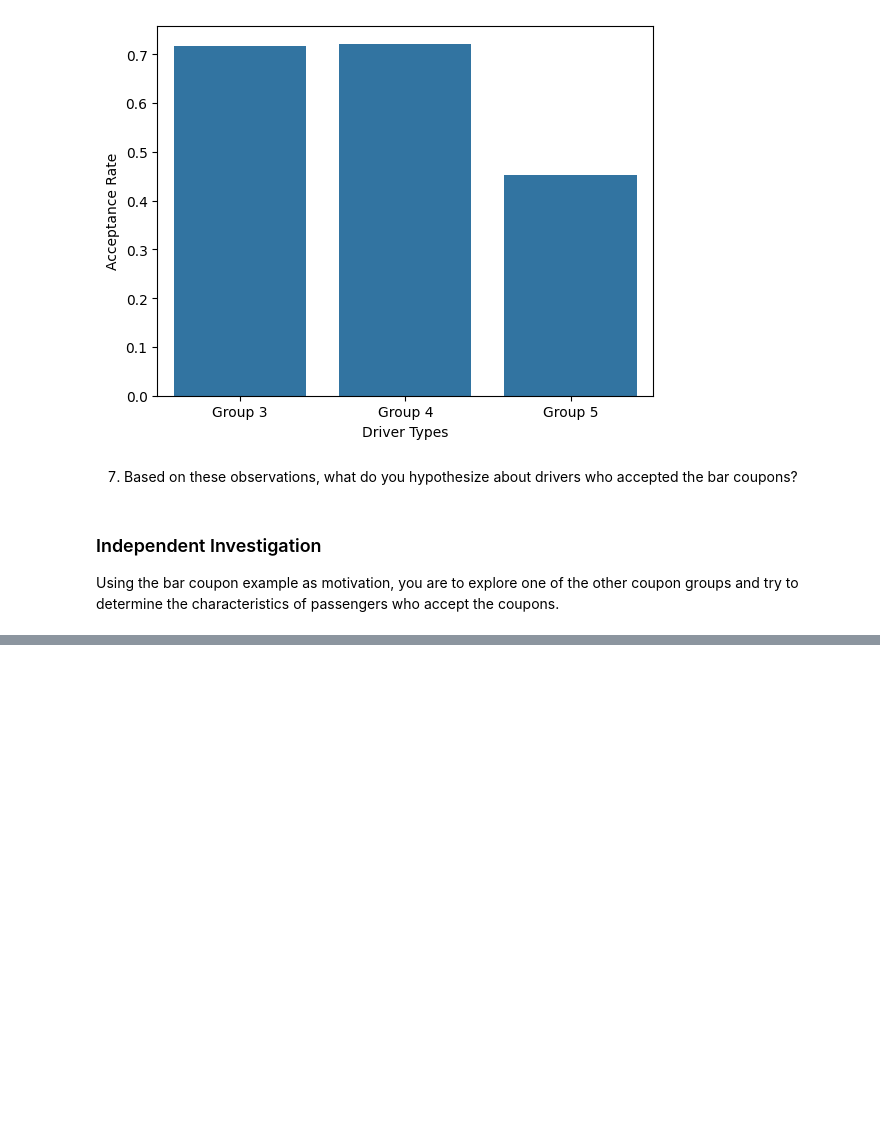
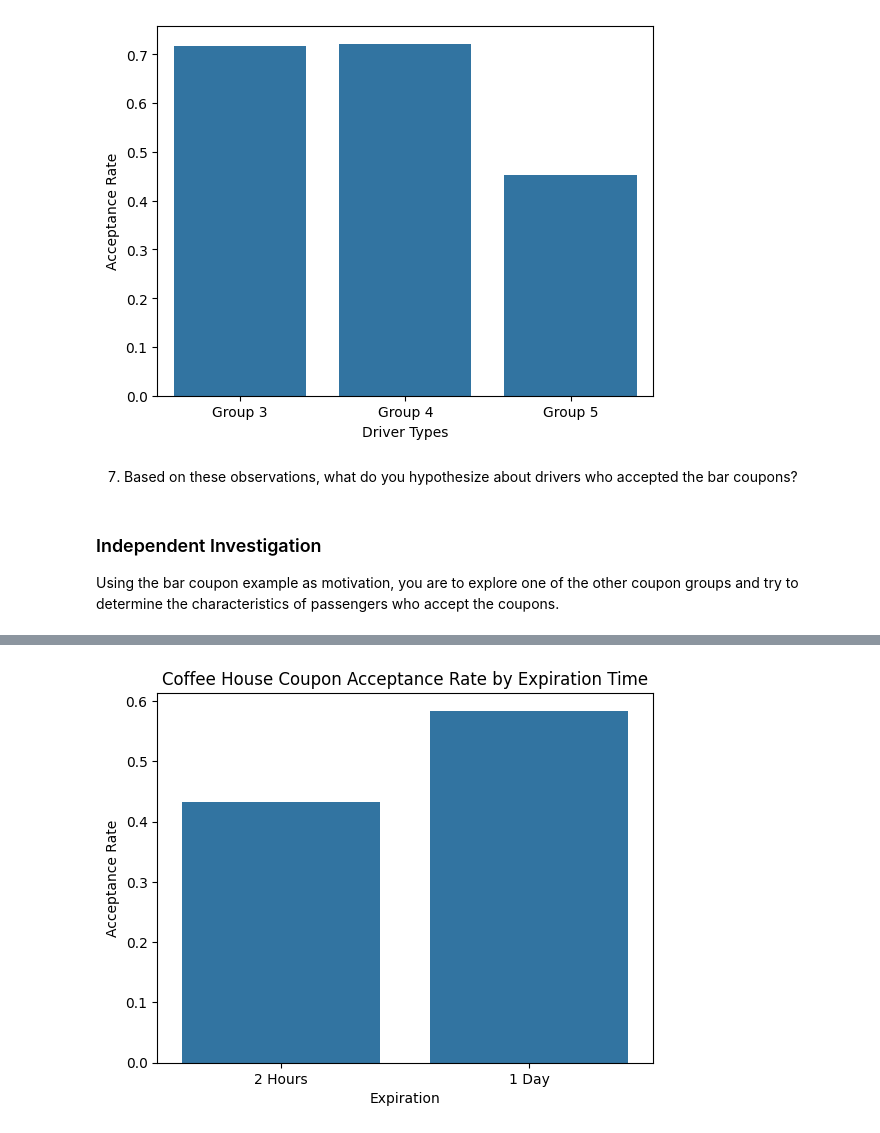
Before and after one commit to weirui828/coupons4drivers, a Jupyter notebook: coupon_analysis.ipynb, the cells around one changed output, grey strips where cells are left out. Drawn from its saved outputs; the diff is of its cells as text; code cells hidden in the pictures; blank space fills up the shorter version.

```diff
--- a/coupon_analysis.ipynb
+++ b/coupon_analysis.ipynb
@@ -481,0 +528,21 @@ Using the bar coupon example as motivation, you are to explore one of the other
+# %%
+# coupon expiration time
+coffee_coupons_expire_2h = coffee_coupons.query("expiration == '2h'")
+coffee_coupons_expire_2h_acceptance_rate = coffee_coupons_expire_2h["Y"].mean()
+
+coffee_coupons_expire_1d = coffee_coupons.query("expiration == '1d'")
+coffee_coupons_expire_1d_acceptance_rate = coffee_coupons_expire_1d["Y"].mean()
+
+
+coffee_coupons_acceptance_by_expiration = pd.DataFrame({
+    'Expiration': ['2 Hours', '1 Day'],
+    'Acceptance Rate': [coffee_coupons_expire_2h_acceptance_rate, coffee_coupons_expire_1d_acceptance_rate]
+})
+sns.barplot(x='Expiration', y='Acceptance Rate', data=coffee_coupons_acceptance_by_expiration)
+plt.title('Coffee House Coupon Acceptance Rate by Expiration Time')
+plt.show()
+
+# Drivers are more likely to accept coupons that expire in 1 day than in 2 hours.
+# 2-hour window may feel too restrictive.
+# %% [output]
+[figure, added]
```
Also changed, not shown: parts of 7 cells of this notebook.
